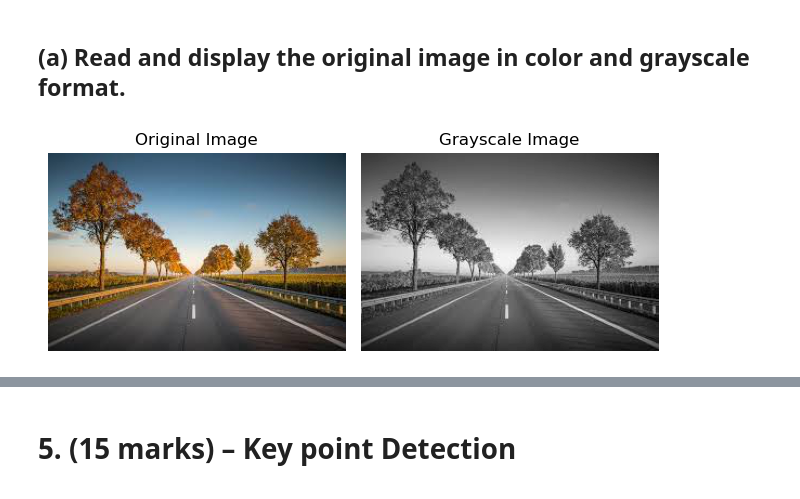
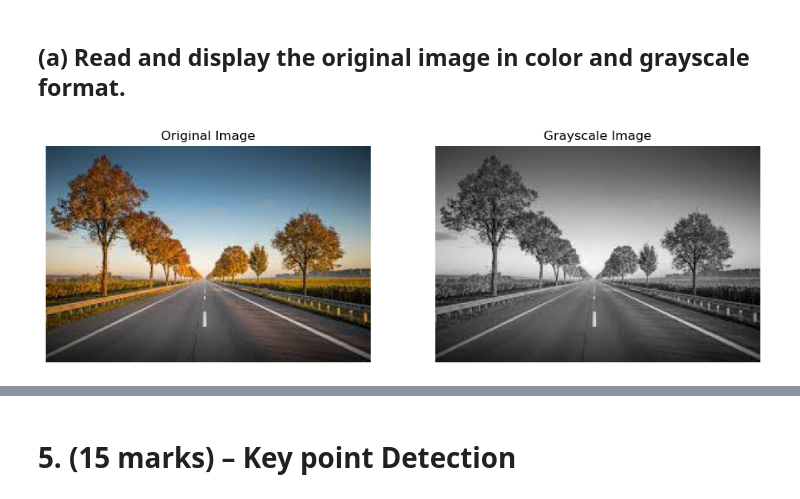
Before and after one commit to sonsiho/FPT-ImageAndVideoProcessing, a Jupyter notebook: Final/final.ipynb, the cells around one changed output, grey strips where cells are left out. Drawn from its saved outputs; the diff is of its cells as text; code cells hidden in the pictures.

```diff
--- a/Final/final.ipynb
+++ b/Final/final.ipynb
@@ -256,25 +302,31 @@ plt.show()
 ## (a) Read and display the original image in color and grayscale format.
 # %%
 from PIL import Image
+import numpy as np
 import matplotlib.pyplot as plt
+from skimage.color import rgb2gray
+from skimage.filters import roberts, sobel
+from scipy.ndimage import gaussian_filter
+from skimage import feature
+from skimage.transform import hough_line, hough_line_peaks
 
 # Load the image
-image_path = './Data/Ex4.jpg'
-original_image = Image.open(image_path)
-img_gray = Image.open(image_path).convert('L')
+img_path = './Data/Ex4.jpg'
+img = Image.open(img_path)
+img_array = np.array(img)
 
-fig, ax = plt.subplots(1, 2)
+# Convert to grayscale
+gray_img_array = rgb2gray(img_array)
 
-# Original image
-ax[0].imshow(original_image, cmap='gray')
-ax[0].set_title('Original Image')
-ax[0].axis('off')
+# Display original and grayscale image
+fig, axes = plt.subplots(1, 2, figsize=(12, 5))
+axes[0].imshow(img_array)
+axes[0].set_title('Original Image')
+axes[0].axis('off')
 
-ax[1].imshow(img_gray, cmap='gray')
-ax[1].set_title('Grayscale Image')
-ax[1].axis('off')
-
-plt.tight_layout()
+axes[1].imshow(gray_img_array, cmap='gray')
+axes[1].set_title('Grayscale Image')
+axes[1].axis('off')
 plt.show()
 # %% [output]
-[figure, old version]
+[figure, new version]
```
Also changed, not shown: parts of 20 cells of this notebook, 4 other files.
